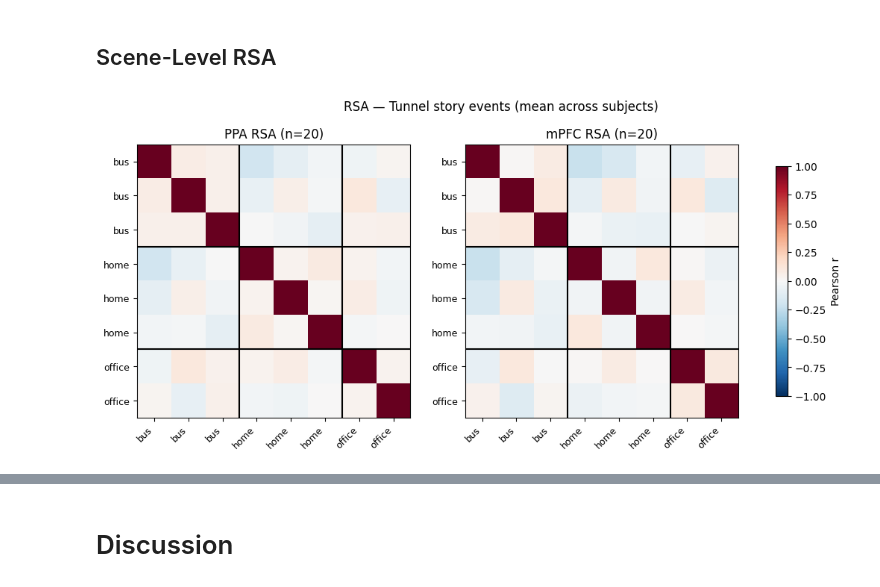
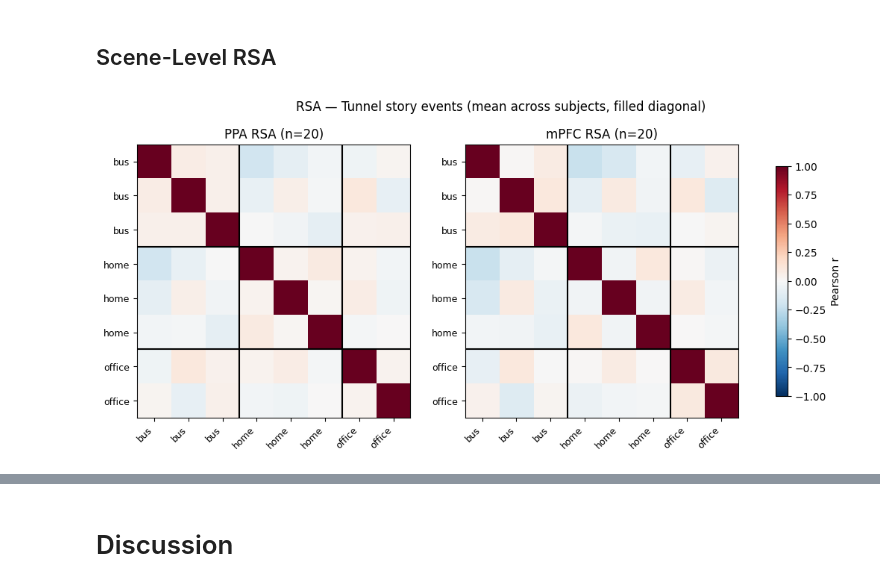
Before and after one commit to logflash/neu-scene-decoding, a Jupyter notebook: main.ipynb, the cells around one changed output, grey strips where cells are left out. Cells and saved outputs as stored; diff of their text form; code cells hidden in the pictures.

Commit message:
Improved RSA plot

```diff
--- a/main.ipynb
+++ b/main.ipynb
@@ -747,36 +747,36 @@ def _plot_rsa(ax, matrix, title):
     Parameters:
     ----------
     ax: matplotlib axes
         Axes object for plotting.
     matrix: numpy array
         RSA matrix to plot.
     title: str
         Title for the plot.
 
     Return:
     ------
     img: matplotlib image
         The image object created by imshow, for use in colorbar.
     """
     mat_sorted = matrix[np.ix_(sort_order, sort_order)]
     img = ax.imshow(mat_sorted, cmap='RdBu_r', vmin=-1, vmax=1)
-    cum = 0
+    cumul = 0
     for c in counts[:-1]:
-        cum += c
-        ax.axhline(cum - 0.5, color='k', linewidth=1.5)
-        ax.axvline(cum - 0.5, color='k', linewidth=1.5)
+        cumul += c
+        ax.axhline(cumul - 0.5, color='k', linewidth=1.5)
+        ax.axvline(cumul - 0.5, color='k', linewidth=1.5)
     ax.set_xticks(range(len(sorted_labels)))
     ax.set_yticks(range(len(sorted_labels)))
     ax.set_xticklabels(sorted_labels, rotation=45, ha='right', fontsize=9)
     ax.set_yticklabels(sorted_labels, fontsize=9)
     ax.set_title(title)
     return img
 
 fig, axes = plt.subplots(1, 2, figsize=(13, 5))
 _plot_rsa(axes[0], mean_ppa,  f'PPA RSA (n={len(rsa_ppa_list)})')
 img = _plot_rsa(axes[1], mean_mpfc, f'mPFC RSA (n={len(rsa_mpfc_list)})')
 fig.colorbar(img, ax=axes, label='Pearson r', shrink=0.8)
-plt.suptitle('RSA — Tunnel story events (mean across subjects)', fontsize=12)
+plt.suptitle('RSA — Tunnel story events (mean across subjects, filled diagonal)', fontsize=12)
 plt.show()
 # %% [output]
-[figure, old version]
+[figure, new version]
```
Also changed, not shown: parts of 3 cells of this notebook, 4 other files.
